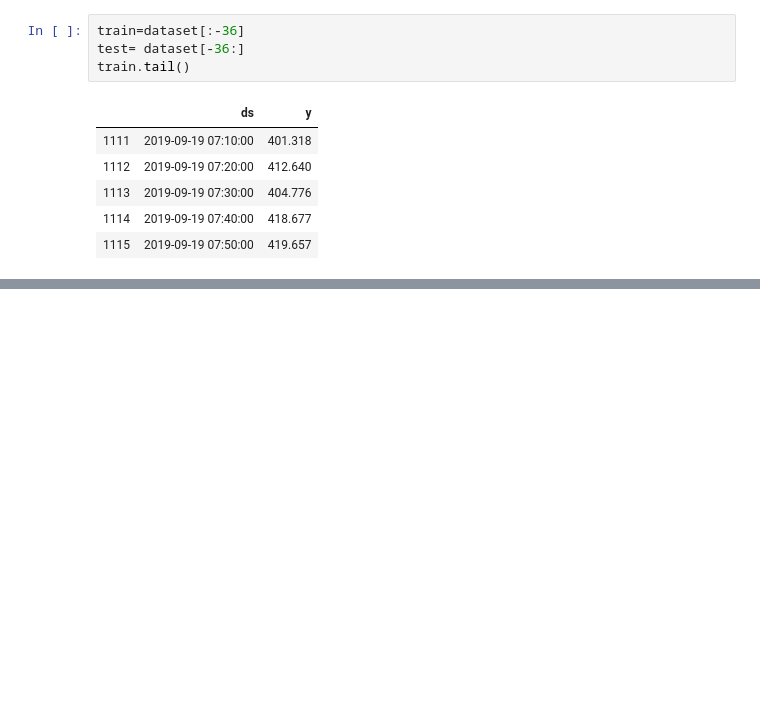
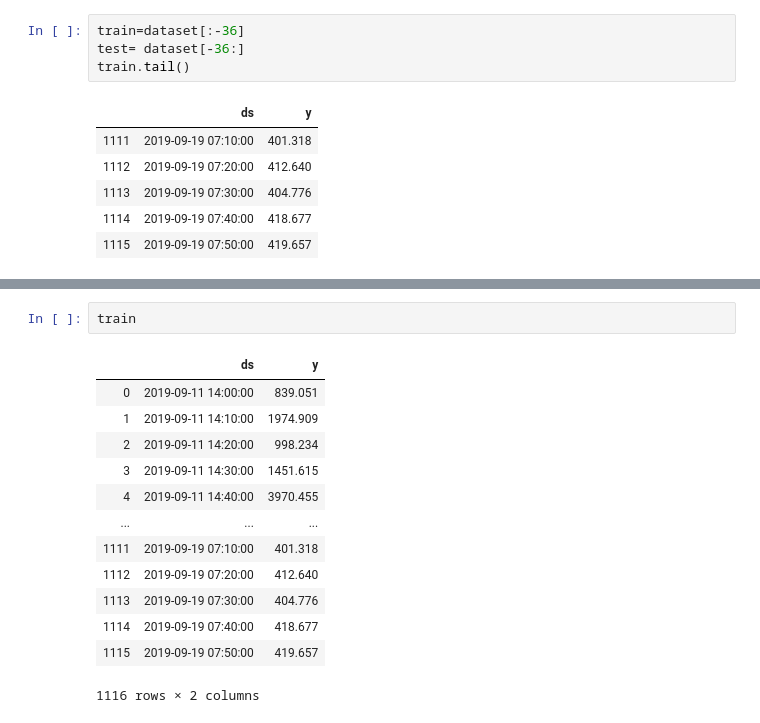
Before and after one commit to Sultanow/dc_cubes, a Jupyter notebook: backend/ML-Models/prophet.ipynb, the cells around one changed output, grey strips where cells are left out. Saved outputs shown, nothing was run; the diff lists cells and outputs as text; blank space fills up the shorter version.

```diff
--- a/backend/ML-Models/prophet.ipynb
+++ b/backend/ML-Models/prophet.ipynb
@@ -100,3 +134,19 @@ fig1 = m.plot(forecast)
+# %%
+train
+# %% [output]
+|  | ds | y |
+| 0 | 2019-09-11 14:00:00 | 839.051 |
+| 1 | 2019-09-11 14:10:00 | 1974.909 |
+| 2 | 2019-09-11 14:20:00 | 998.234 |
+| 3 | 2019-09-11 14:30:00 | 1451.615 |
+| 4 | 2019-09-11 14:40:00 | 3970.455 |
+| ... | ... | ... |
+| 1111 | 2019-09-19 07:10:00 | 401.318 |
+| 1112 | 2019-09-19 07:20:00 | 412.640 |
+| 1113 | 2019-09-19 07:30:00 | 404.776 |
+| 1114 | 2019-09-19 07:40:00 | 418.677 |
+| 1115 | 2019-09-19 07:50:00 | 419.657 |
+1116 rows × 2 columns
 # %%
 ax = forecast.plot(x='ds', y='yhat', label='Phrophet Fit/Prediction',legend=True, figsize= (13,8))
 train.plot(x='ds',y='y', label='Real Train Data', legend= True, ax =ax )
```
Also changed, not shown: parts of 9 cells of this notebook.
